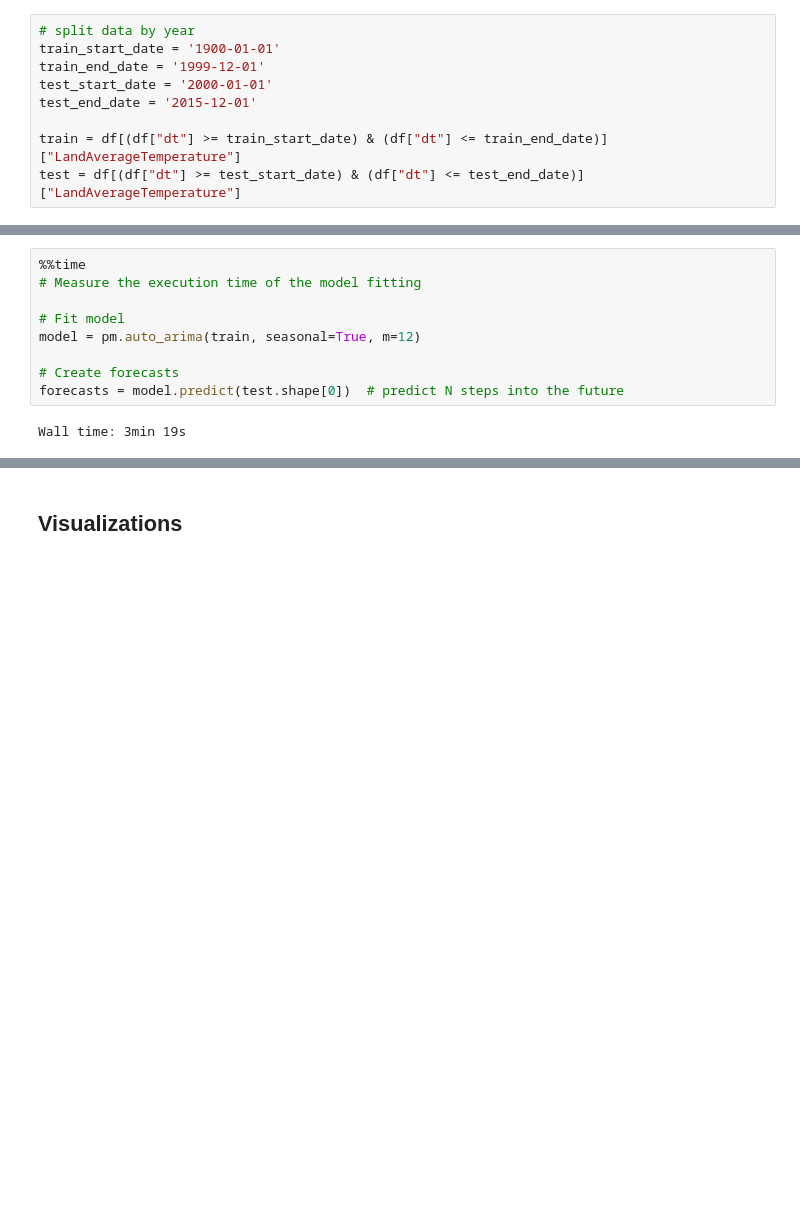
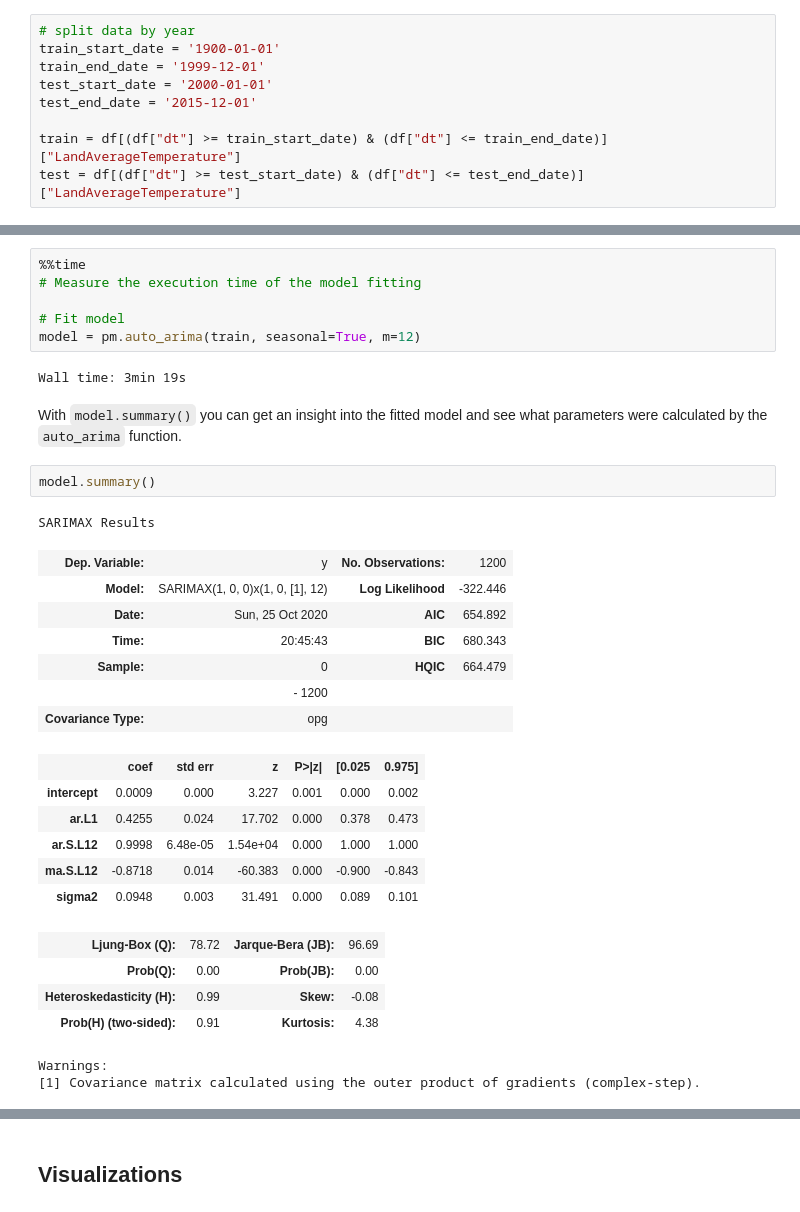
Before and after one commit to TheAlgorithms/Jupyter, a Jupyter notebook: machine_learning/ARIMA/ARIMA with pyramid.ipynb, the cells around one changed output, grey strips where cells are left out. Cells and saved outputs as stored; diff of their text form; blank space fills up the shorter version.

Commit message:
Added Documentation for ARIMA

```diff
--- a/machine_learning/ARIMA/ARIMA with pyramid.ipynb
+++ b/machine_learning/ARIMA/ARIMA with pyramid.ipynb
@@ -52,8 +56,30 @@ test = df[(df["dt"] >= test_start_date) & (df["dt"] <= test_end_date)]["LandAver
 
 # Fit model
 model = pm.auto_arima(train, seasonal=True, m=12)
-
-# Create forecasts
-forecasts = model.predict(test.shape[0])  # predict N steps into the future
 # %% [output]
 Wall time: 3min 19s
+# %% [markdown]
+With `model.summary()` you can get an insight into the fitted model and see what parameters were calculated by the `auto_arima` function.
+# %%
+model.summary()
+# %% [output]
+SARIMAX Results
+| Dep. Variable: | y | No. Observations: | 1200 |
+| Model: | SARIMAX(1, 0, 0)x(1, 0, [1], 12) | Log Likelihood | -322.446 |
+| Date: | Sun, 25 Oct 2020 | AIC | 654.892 |
+| Time: | 20:45:43 | BIC | 680.343 |
+| Sample: | 0 | HQIC | 664.479 |
+|  | - 1200 |  |  |
+| Covariance Type: | opg |  |  |
+|  | coef | std err | z | P>|z| | [0.025 | 0.975] |
+| intercept | 0.0009 | 0.000 | 3.227 | 0.001 | 0.000 | 0.002 |
+| ar.L1 | 0.4255 | 0.024 | 17.702 | 0.000 | 0.378 | 0.473 |
+| ar.S.L12 | 0.9998 | 6.48e-05 | 1.54e+04 | 0.000 | 1.000 | 1.000 |
+| ma.S.L12 | -0.8718 | 0.014 | -60.383 | 0.000 | -0.900 | -0.843 |
+| sigma2 | 0.0948 | 0.003 | 31.491 | 0.000 | 0.089 | 0.101 |
+| Ljung-Box (Q): | 78.72 | Jarque-Bera (JB): | 96.69 |
+| Prob(Q): | 0.00 | Prob(JB): | 0.00 |
+| Heteroskedasticity (H): | 0.99 | Skew: | -0.08 |
+| Prob(H) (two-sided): | 0.91 | Kurtosis: | 4.38 |
+Warnings:
+[1] Covariance matrix calculated using the outer product of gradients (complex-step).
```
Also changed, not shown: parts of 6 cells of this notebook.
